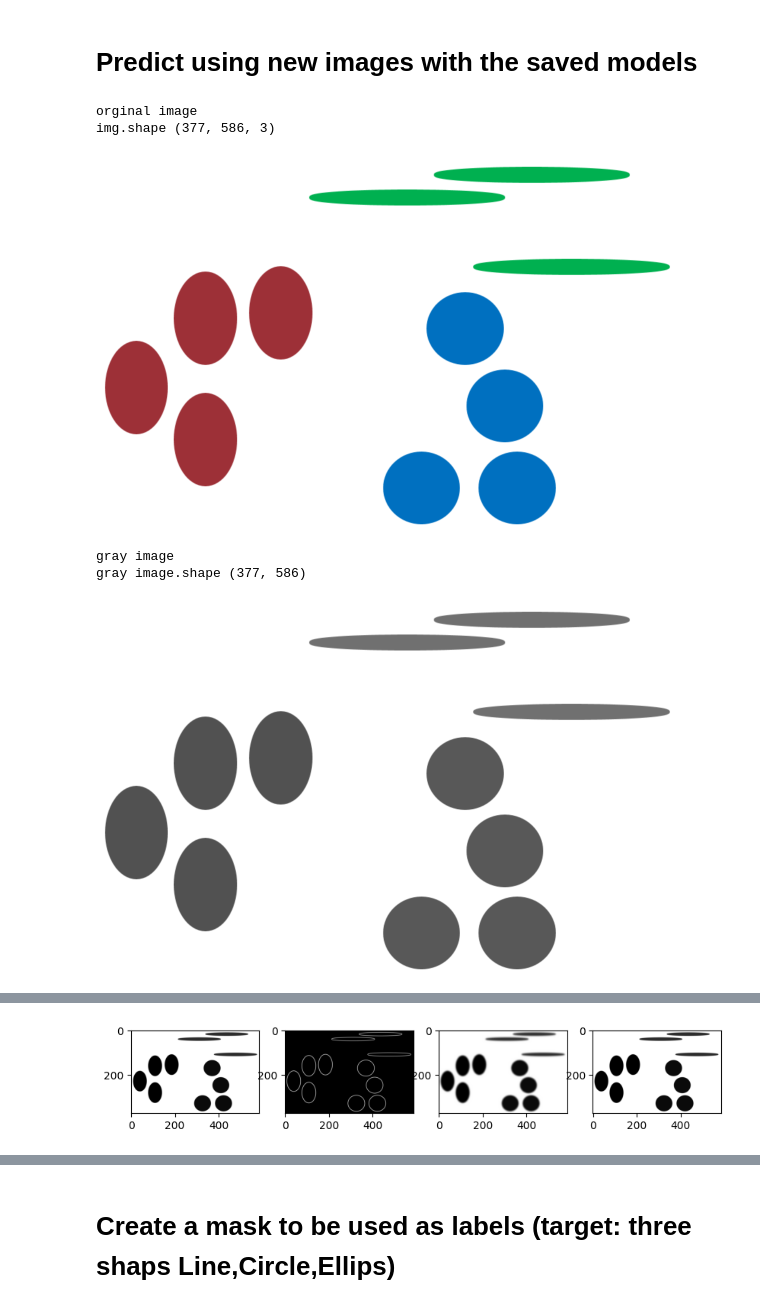
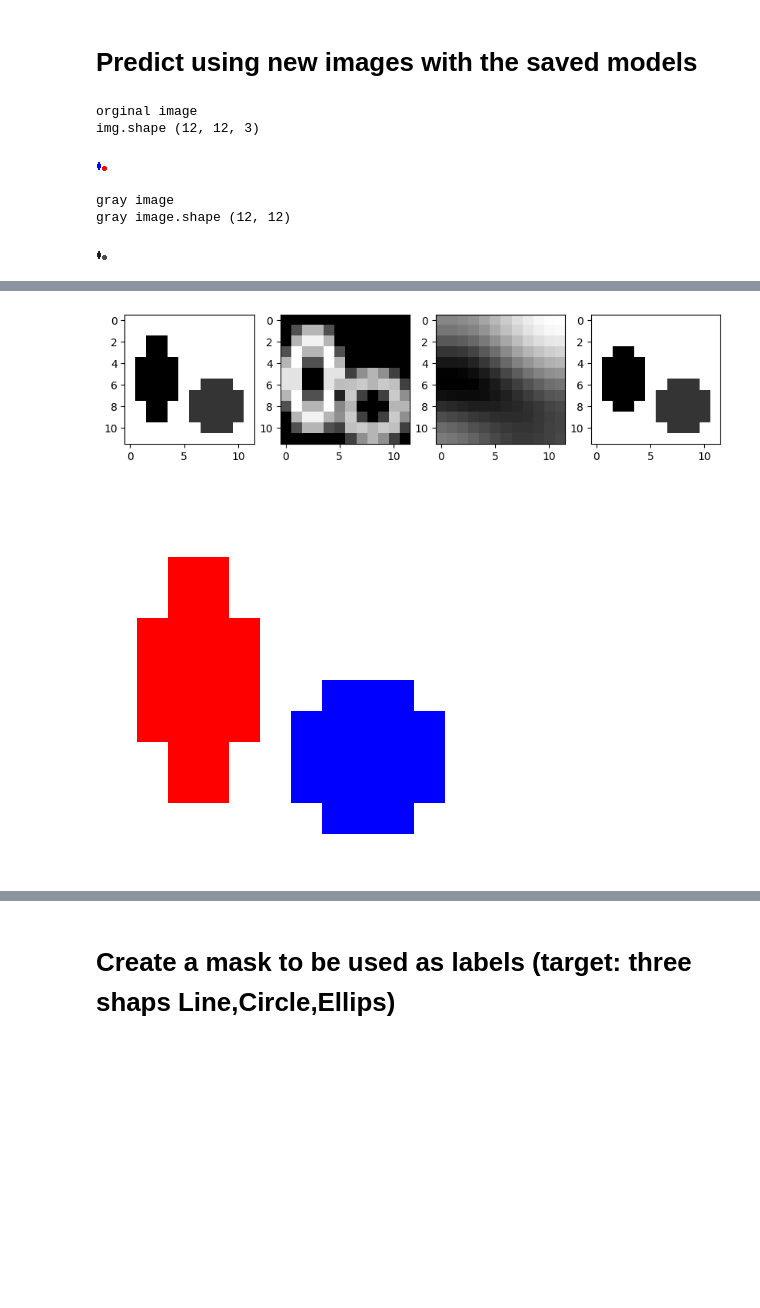
Before and after one commit to saharmahdie/PORTAL_code, a Jupyter notebook: pixels_seg_ML_save_trained_model_1_multi_CLFs.ipynb, the cells around one changed output, grey strips where cells are left out. Drawn from its saved outputs; the diff is of its cells as text; code cells hidden in the pictures; blank space fills up the shorter version.

```diff
--- a/pixels_seg_ML_save_trained_model_1_multi_CLFs.ipynb
+++ b/pixels_seg_ML_save_trained_model_1_multi_CLFs.ipynb
@@ -346,7 +346,7 @@ from matplotlib import pyplot as plt
 import time
 from google.colab.patches import cv2_imshow
 
-img_org = cv2.imread('/content/train.png')
+img_org = cv2.imread('/content/small_image.png')
 #img_org = img_org[:, 300:1600]  ## croped image
 print('orginal image')
 print('img.shape',img_org.shape)
@@ -356,5 +356,9 @@ img = cv2.cvtColor(img_org, cv2.COLOR_BGR2GRAY)
 print('gray image')
 print('gray image.shape',img.shape)
 cv2_imshow(img)
+
+plt.imshow(img_org)
+plt.axis('off')
+plt.show()
 # %% [output]
 orginal image
@@ -514,16 +503,17 @@ for i, cnt in enumerate(contours):
     if area != max_area and area != 0: # if the current contour area is not equal to workpiece area
         (cx, cy), (w, h), angle = rect # No conversion required in the aspect ratio the unit divided
         aspect_ratio = max(w, h) / min(w, h)
-        #print("aspect ratio", aspect_ratio)
+        print("aspect ratio", aspect_ratio)
         # Get the shape of the contour
-        if aspect_ratio >= 4.9:
+        if aspect_ratio >= 3:
             annotation = 1 # (1) Label as a line
-        elif aspect_ratio > 1.1 and aspect_ratio < 4.9:
+        elif aspect_ratio > 1.0 and aspect_ratio < 3:
             annotation = 3 # (3) Label as an ellipse
         else:
             annotation = 2 # (2) Label as a circle
         # Fill the mask with the annotation value
         cv2.drawContours(masks[i], [cnt], 0, annotation, -1)
+        cv2.drawContours(masks[i], [cnt], 0, 0, 1)  # Add class 0 label (black border),  last parameter is the thickness of the contour line to be drawn
 
 # Combine all masks to create the final annotation image
 annotation = np.zeros(binary.shape, dtype=np.uint8)
@@ -853,7 +829,7 @@ Accuracy on training data =  34.766 %
 # %% [markdown]
 # **Predict using new images with the saved models**
 # %%
-img_org = cv2.imread('/content/test.png')
+img_org = cv2.imread('/content/small_image_for_test.png')
 #img_org = img_org[:, 300:1600]  ## croped image
 print('orginal image')
 print('img.shape',img_org.shape)
@@ -871,30 +847,30 @@ t0 = time.time()   ## starting time
 
 df['Original Image'] = img2
 
-#Generate Gabor features
-num = 1  #To count numbers up in order to give Gabor features a lable in the data frame
-kernels = []
-for theta in range(2):   #Define number of thetas
-    theta = theta / 4. * np.pi
-    for sigma in (1, 3):  #Sigma with 1 and 3
-        for lamda in np.arange(0, np.pi, np.pi / 4):   #Range of wavelengths
-            for gamma in (0.05, 0.5):   #Gamma values of 0.05 and 0.5
+# # Generate Gabor features
+# num = 1  #To count numbers up in order to give Gabor features a lable in the data frame
+# kernels = []
+# for theta in range(2):   #Define number of thetas
+#     theta = theta / 4. * np.pi
+#     for sigma in (1, 3):  #Sigma with 1 and 3
+#         for lamda in np.arange(0, np.pi, np.pi / 4):   #Range of wavelengths
+#             for gamma in (0.05, 0.5):   #Gamma values of 0.05 and 0.5
 
 
-                gabor_label = 'Gabor' + str(num)  #Label Gabor columns as Gabor1, Gabor2, etc.
-#                print(gabor_label)
-                ksize=9
-                kernel = cv2.getGaborKernel((ksize, ksize), sigma, theta, lamda, gamma, 0, ktype=cv2.CV_32F)
-                kernels.append(kernel)
-                #Now filter the image and add values to a new column
-                fimg = cv2.filter2D(img2, cv2.CV_8UC3, kernel)
-                filtered_img = fimg.reshape(-1)
-                df[gabor_label] = filtered_img  #Labels columns as Gabor1, Gabor2, etc.
-                print(gabor_label, ': theta=', theta, ': sigma=', sigma, ': lamda=', lamda, ': gamma=', gamma)
-                num += 1  #Increment for gabor column label
+#                 gabor_label = 'Gabor' + str(num)  #Label Gabor columns as Gabor1, Gabor2, etc.
+# #                print(gabor_label)
+#                 ksize=9
+#                 kernel = cv2.getGaborKernel((ksize, ksize), sigma, theta, lamda, gamma, 0, ktype=cv2.CV_32F)
+#                 kernels.append(kernel)
+#                 #Now filter the image and add values to a new column
+#                 fimg = cv2.filter2D(img2, cv2.CV_8UC3, kernel)
+#                 filtered_img = fimg.reshape(-1)
+#                 df[gabor_label] = filtered_img  #Labels columns as Gabor1, Gabor2, etc.
+#                 print(gabor_label, ': theta=', theta, ': sigma=', sigma, ': lamda=', lamda, ': gamma=', gamma)
+#                 num += 1  #Increment for gabor column label
 
 ########################################
-#Gerate OTHER FEATURES out of pixels and add them to the data frame
+ #Gerate OTHER FEATURES out of pixels and add them to the data frame
 
 #CANNY EDGE
 edges = cv2.Canny(img, 100,200)   #Image, min and max values
@@ -985,14 +961,16 @@ for i, cnt in enumerate(contours_test):
         aspect_ratio = max(w, h) / min(w, h)
         #print("aspect ratio", aspect_ratio)
         # Get the shape of the contour
-        if aspect_ratio >= 5:
+        if aspect_ratio >= 3:
             annotation_test = 1 # (1) Label as a line
-        elif aspect_ratio > 1.1 and aspect_ratio < 5:
+        elif aspect_ratio > 1.0 and aspect_ratio < 3:
             annotation_test = 3 # (3) Label as an ellipse
         else:
             annotation_test = 2 # (2) Label as a circle
         # Fill the mask with the annotation value
         cv2.drawContours(masks[i], [cnt], 0, annotation_test, -1)
+        cv2.drawContours(masks[i], [cnt], 0, 0, 1)  # Add class 0 label (black border),  last parameter is the thickness of the contour line to be drawn
+
 
 # Combine all masks to create the final annotation image
 annotation_test = np.zeros(binary.shape, dtype=np.uint8)
@@ -1016,35 +994,35 @@ print('annotated_img shape', annotated_img_test.shape)
 plt.imsave('/content/test_data_annotated_img.jpg', annotated_img_test) ## see the saved labeled image
 ##plt.imshow(annotated_img_test)
 ##plt.axis('off')
 ##plt.show()
 
 ########################
 labeled_img1 = annotation_test.reshape(-1) ### here is the change
 print('labeled_img1 shape', labeled_img1.shape)
 print('annotation shape', annotation.shape)
 
 df['Labels'] = labeled_img1
 #####################################
 print('the unique labels', df['Labels'].unique())
 print('the count of the unique labels', df['Labels'].value_counts())
 
 #print("labeled_img1", labeled_img1[88600:88829])
 #df.to_csv("before_removing_pixels_pixels_features_and_lables.csv")
 # background_filtered = df[df['Labels'] == 0]
 # print('background_filtered.shape',background_filtered.shape)
 #df = df[df['Labels'] != 0] ## to remove the pixels of the background which not represensetive to our objects
 print('df after remove background',df.shape)
 ###print(df.head())
 df.to_csv("testing_image_pixels_features_and_lables.csv")
 
 
 Y_test_image = df["Labels"].values
 #Define the independent variables
 X_test_image = df.drop(labels = ["Labels"], axis=1)
 # %% [output]
 orginal image
-img.shape (377, 586, 3)
+img.shape (12, 12, 3)
-[figure, old version]
+[figure, new version]
 gray image
-gray image.shape (377, 586)
+gray image.shape (12, 12)
-[figure, old version]
+[figure, new version]
@@ -1081,4 +1046,10 @@ df after remove background (220922, 43)
-[figure, old version]
+[figure, new version]
+# %%
+plt.imshow(img_org)
+plt.axis('off')
+plt.show()
+# %% [output]
+[figure, added]
 # %%
  # extract X from the new image
 import os
```
Also changed, not shown: parts of 21 cells of this notebook.
